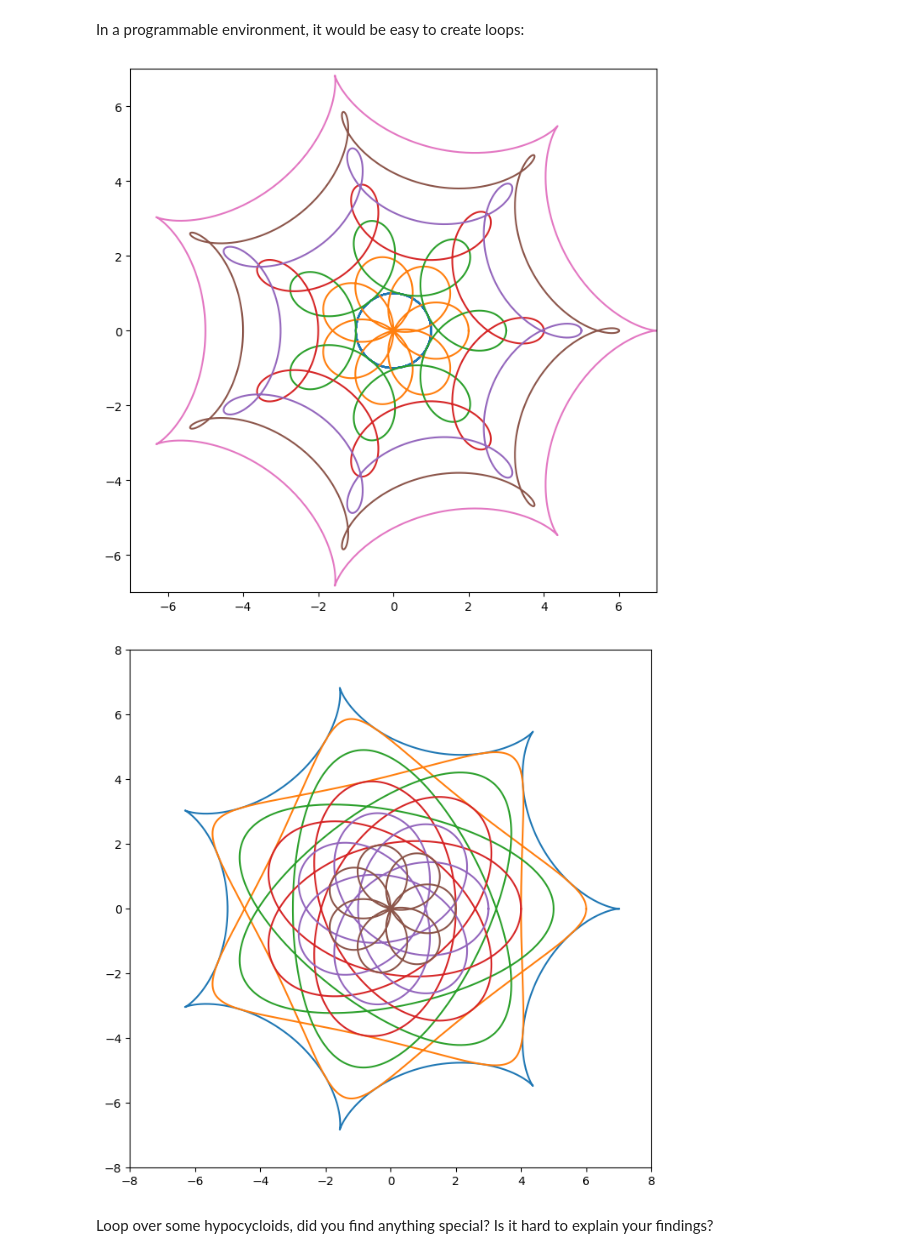
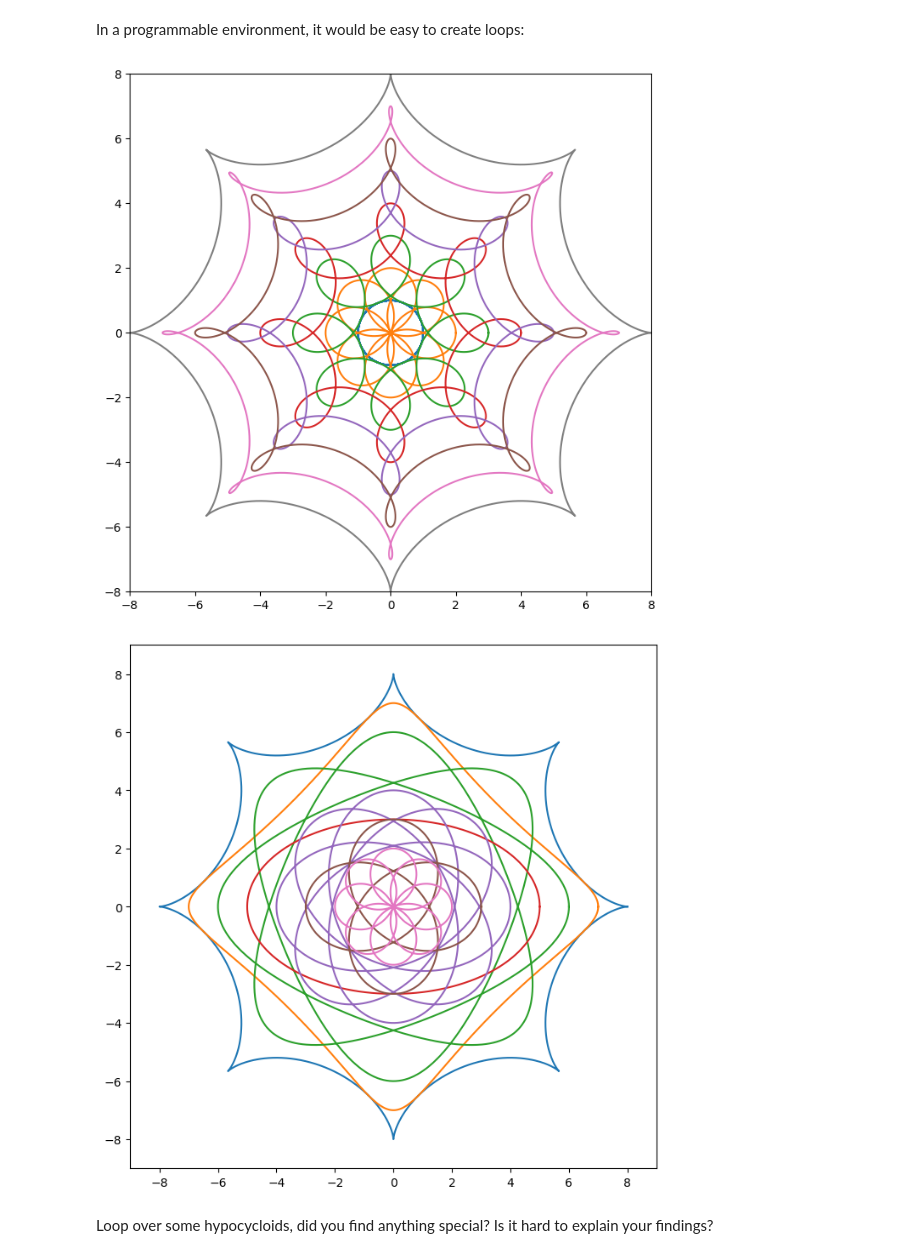
Before and after one commit to EssenceBL/MakingFriends, a Jupyter notebook: From_Spirographs_to_a_Programmable_Environment.ipynb, the cells around one changed output. Saved outputs shown, nothing was run; the diff lists cells and outputs as text; code cells hidden in the pictures.

```diff
--- a/From_Spirographs_to_a_Programmable_Environment.ipynb
+++ b/From_Spirographs_to_a_Programmable_Environment.ipynb
@@ -98,30 +100,30 @@ def aRanging(R, r, boundary, step=360):
     ys = (R-r)*np.sin(thetas)-a*np.sin(thetas*(R-r)/r)
     plt.plot(xs, ys)
   plt.show()
-aRanging(7, 6, boundary=7, step=360)
+aRanging(8, 7, boundary=8, step=360)
 # %% [output]
-[figure, old version]
+[figure, new version]
 # %%
 #loop over r for given R and a
 def rRanging(R, a, boundary, step=360):
   R = int(R)
   for r in range(1,R):
     r = int(r)
     #compute number of cycles to complete the spirograph
     n = abs(int(r/gcdEuclid(R,r)))
     s = np.array(range(n*step+1))
     plt.rcParams["figure.figsize"] = (8,8)
     plt.xlim(-boundary,boundary)
     plt.ylim(-boundary,boundary)
     thetas = 2*np.pi*s/step
     xs = (R-r)*np.cos(thetas)+a*np.cos(thetas*(R-r)/r)
     ys = (R-r)*np.sin(thetas)-a*np.sin(thetas*(R-r)/r)
     plt.plot(xs, ys)
   plt.show()
 
-rRanging(7, 1, boundary=8, step=1000)
+rRanging(8, 1, boundary=9, step=1000)
 # %% [output]
-[figure, old version]
+[figure, new version]
 # %% [markdown]
 Loop over some hypocycloids, did you find anything special? Is it hard to explain your findings?
 # %%
```
Also changed, not shown: parts of 5 cells of this notebook.
